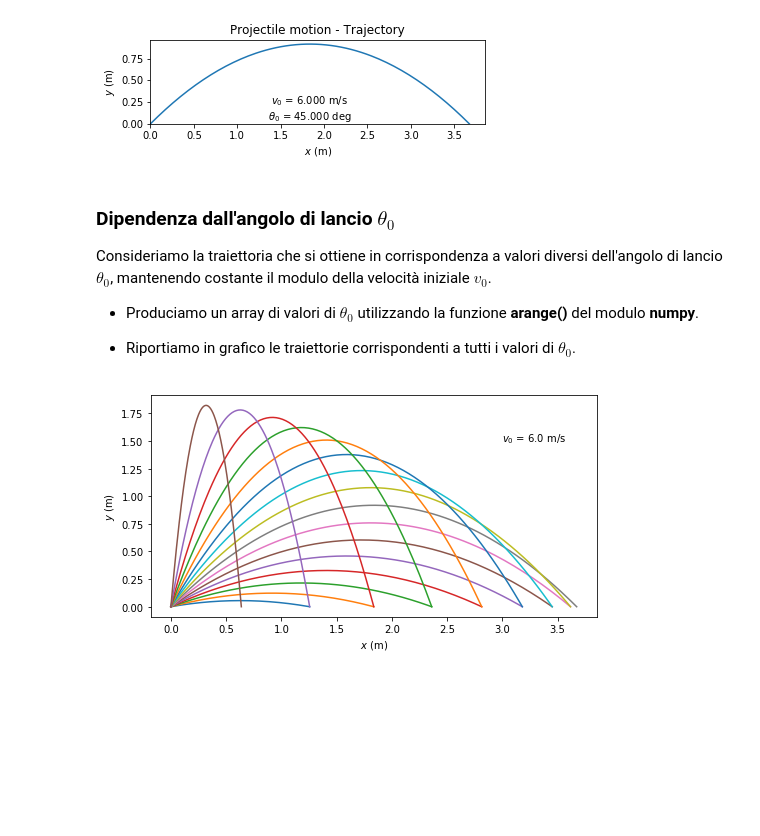
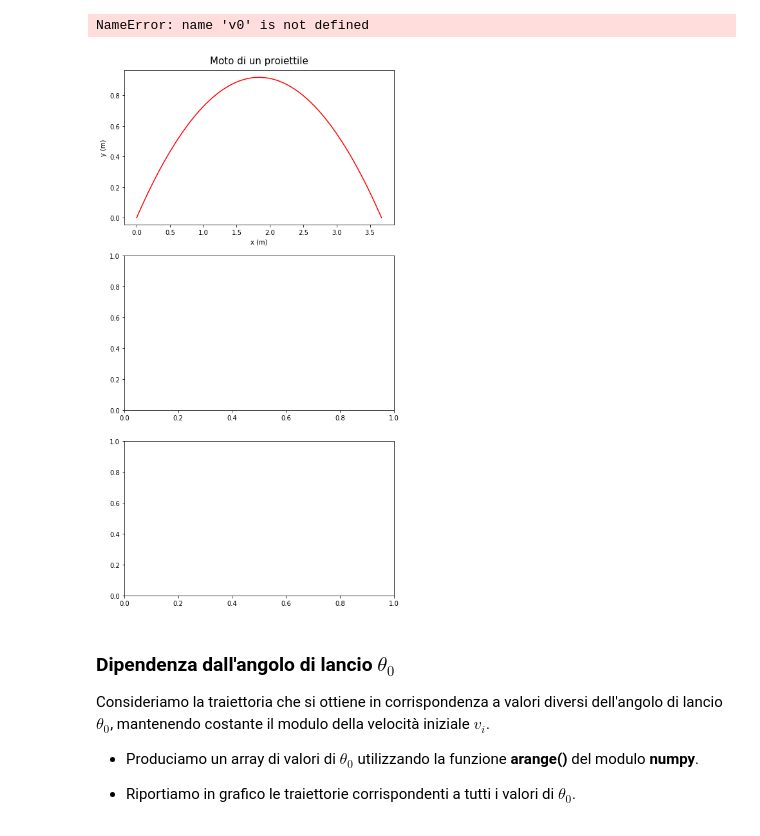
Before and after one commit to Darkaquon/Physics-with-Open-Source-Software, a Jupyter notebook: Notebook/Moto_proiettile.ipynb, the cells around one changed output. Cells and saved outputs as stored; diff of their text form; code cells hidden in the pictures; blank space fills up the shorter version.

```diff
--- a/Notebook/Moto_proiettile.ipynb
+++ b/Notebook/Moto_proiettile.ipynb
@@ -27,22 +47,23 @@ $$ h = \dfrac{(v_0 \cdot \sin\theta_0)^2}{g} $$
 
 Per eseguire i calcoli utilizziamo il modulo **numpy** e utilizziamo anche il modulo **matplotlib** per rappresentare graficamente le grandezze che caratterizzano il moto in questo esempio.
 # %%
-# Utilizzato per
+# Utilizzato per importare la libreria adoperata per rappresentare graficamente le grandezze.
+import matplotlib.pyplot as plt
+# Utilizzato per importare la libreria adoperata per funzioni matematiche.
 import numpy as np
-import matplotlib.pyplot as plt
 
 
-v0 = 6 # Velocità iniziale in m/s.
-theta0 = np.pi / 4 # Angolo tra il vettore veloocità iniziale e la direzione orizzontale in radianti.
+vi = 6 # Velocità iniziale in m/s.
+theta0 = np.pi / 4 # Angolo tra il vettore velocità iniziale e la direzione orizzontale in radianti.
 g = 9.8 # Accelerazione di gravità in m/s^2.
-R = (v0 ** 2) * np.sin(2 * theta0) / g # Gittata.
-tB = 2 * v0 * np.sin(theta0) / g # Tempo di volo.
-h = ((v0 * np.sin(theta0)) ** 2) / g # Quota massima.
+R = (vi ** 2) * np.sin(2 * theta0) / g # Gittata in m.
+tv = 2 * vi * np.sin(theta0) / g # Tempo di volo in s.
+h = ((vi * np.sin(theta0)) ** 2) / g # Altezza massima in m.
 
 print()
 print("Gittata = {0:0.3f} m \n".format(R))
-print("Tempo di volo = {0:0.3f} s \n".format(tB))
-print("Quota massima = {0:0.3f} m \n".format(h))
+print("Tempo di volo = {0:0.3f} s \n".format(tv))
+print("Altezza massima = {0:0.3f} m \n".format(h))
 # %% [output]
 Gittata = 3.673 m
 
@@ -77,31 +113,46 @@ $$ v_{0y} = v_0 \cdot \sin\theta_0 $$
 
      * E' importante che l'asse $ x $ e l'asse $ y $ abbiamo la stessa unità di misura e la stessa scala.
 # %%
-t = np.linspace(0, tB, 128)
-x = v0 * np.cos(theta0) * t
-y = v0 * np.sin(theta0) * t - 0.5 * g * t ** 2
+t = np.linspace(0, tv, 128)
+x = vi * np.cos(theta0) * t
+y = vi * np.sin(theta0) * t - 0.5 * g * t ** 2
+
+print()
+# Da controllare.
+# Grafico
+fig, axes = plt.subplots(3, figsize=(7.5, 15))
+# Grafico 1.
+axes[0].set_title('Moto di un proiettile', fontdict={'fontsize': 15}, pad=10)
+axes[0].plot(x, y, color='red')
+axes[0].set_xlabel('x (m)')
+axes[0].set_ylabel('y (m)')
+testo = '\n'.join((r'$v0=%.2fm/s$' % (v0, ), r'$ang=%.2f°$' % (np.degrees(ang), ), r'$R=%.2fm$' % (R, )))
+axes[0].text(0.0725, 0.010, testo, fontdict={'fontsize': 10}, bbox=dict(facecolor='red'))
+axes[0].grid(True)
+#plt.show()
 
 print()
 
 plt.figure(2)
 plt.plot(x, y)
 plt.xlabel("$ x $ (m)")
 plt.ylabel("$ y $ (m)")
 plt.xlim(left = 0)
 plt.ylim(bottom = 0)
 
 plt.gca().set_aspect("equal", adjustable = "box") # This is important.
 
 string = r"$ v_0 $ = {0:0.3f} m/s".format(v0) + "\n" + r"$ \theta_0 $ = {0:0.3f} deg".format(theta0 * 180 / np.pi)
 plt.text(R / 2, 0, string, horizontalalignment = "center", verticalalignment = "bottom")
 plt.title("Projectile motion - Trajectory")
 plt.show()
 # %% [output]
+NameError: name 'v0' is not defined
-[figure, old version]
+[figure, new version]
 # %% [markdown]
 ### Dipendenza dall'angolo di lancio $ \theta_0 $
 
-Consideriamo la traiettoria che si ottiene in corrispondenza a valori diversi dell'angolo di lancio $ \theta_0 $, mantenendo costante il modulo della velocità iniziale $ v_0 $.
+Consideriamo la traiettoria che si ottiene in corrispondenza a valori diversi dell'angolo di lancio $ \theta_0 $, mantenendo costante il modulo della velocità iniziale $ v_i $.
 
 * Produciamo un array di valori di $ \theta_0 $ utilizzando la funzione **arange()** del modulo **numpy**.
 
@@ -118,17 +169,15 @@ plt.text(3.0, 1.50, r"$ v_0 $ = {0:0.1f} m/s".format(v0))
 
 # Funzione.
 for angle in theta0:
-    tB = 2 * v0 * np.sin(angle) / g
-    t = np.linspace(0, tB, 128)
-    x = v0 * np.cos(angle) * t
-    y = v0 * np.sin(angle) * t - 0.5 * g * t ** 2
+    tv = 2 * vi * np.sin(angle) / g
+    t = np.linspace(0, tv, 128)
+    x = vi * np.cos(angle) * t
+    y = vi * np.sin(angle) * t - 0.5 * g * t ** 2
     plt.plot(x, y)
     plt.draw()
 
 plt.gca().set_aspect("equal", adjustable = "box")
-# plt.savefig("AllTrajectories.pdf")
+#plt.savefig("AllTrajectories.pdf")
 print()
 plt.show()
-# %% [output]
-[figure, removed]
 # %% [markdown]
```
Also changed, not shown: parts of 10 cells of this notebook, 12 other files.
